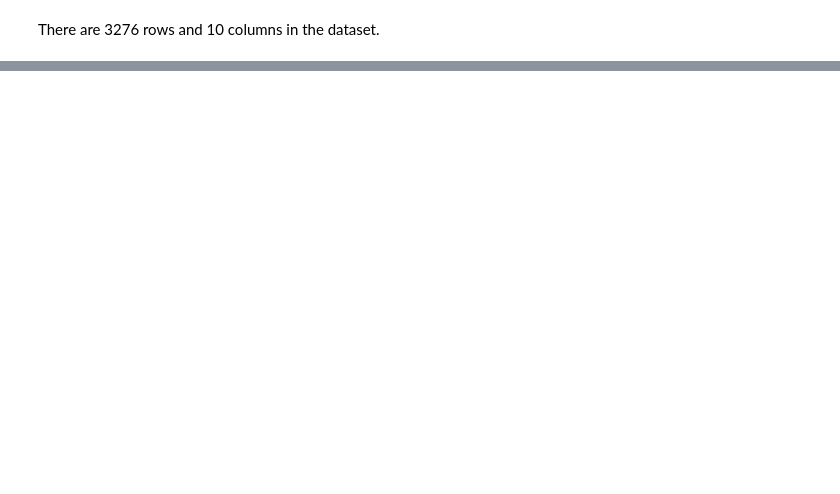
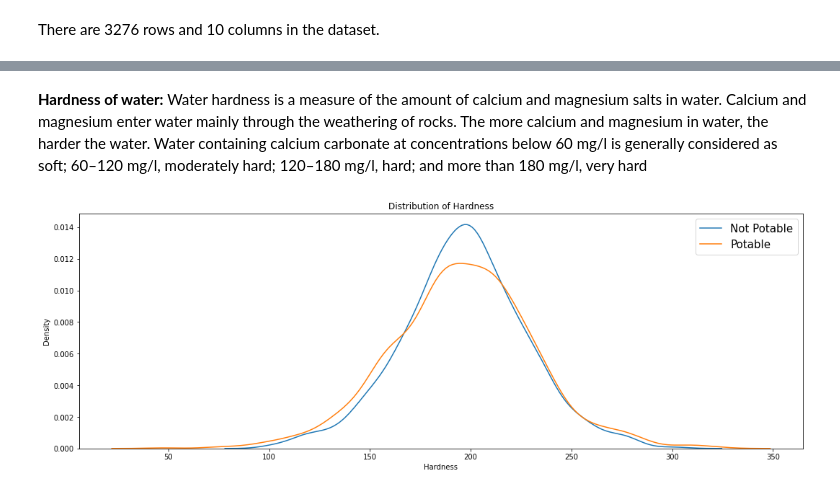
Before and after one commit to richardkhonan0797/Intro-Data-Science, a Jupyter notebook: Final_Project.ipynb, the cells around one changed output, grey strips where cells are left out. Saved outputs shown, nothing was run; the diff lists cells and outputs as text; code cells hidden in the pictures; blank space fills up the shorter version.

```diff
--- a/Final_Project.ipynb
+++ b/Final_Project.ipynb
@@ -38,0 +87,14 @@ There are 3276 rows and 10 columns in the dataset.
+# %% [markdown]
+<b>Hardness of water: </b>Water hardness is a measure of the amount of calcium and magnesium salts in water. Calcium and magnesium enter water mainly through the weathering of rocks. The more calcium and magnesium in water, the harder the water. Water containing calcium carbonate at concentrations below 60 mg/l is generally considered as soft; 60–120 mg/l, moderately hard; 120–180 mg/l, hard; and more than 180 mg/l, very hard
+# %%
+not_potable = df[df["Potability"] == 0]
+potable = df[df["Potability"] == 1]
+
+plt.figure(figsize=(18, 6))
+plt.title("Distribution of Hardness")
+sns.kdeplot(not_potable["Hardness"], label="Not Potable")
+sns.kdeplot(potable["Hardness"], label="Potable")
+plt.legend(prop=dict(size=15))
+plt.show()
+# %% [output]
+[figure, added]
```
Also changed, not shown: parts of 53 cells of this notebook.
